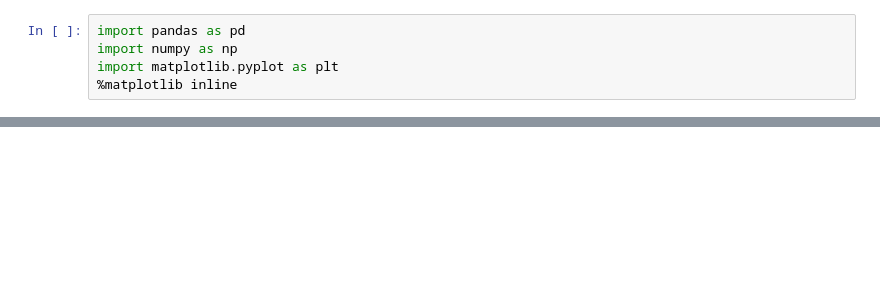
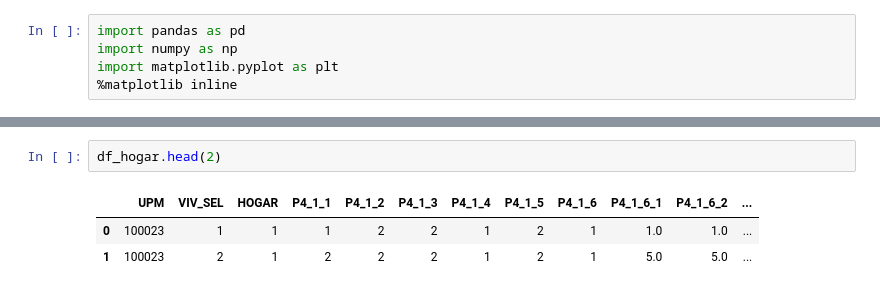
Before and after one commit to PosgradoMNA/actividades-del-projecto-team_109, a Jupyter notebook: actividades_del_projecto_team_109.ipynb, the cells around one changed output, grey strips where cells are left out. Drawn from its saved outputs; the diff is of its cells as text; blank space fills up the shorter version.

```diff
--- a/actividades_del_projecto_team_109.ipynb
+++ b/actividades_del_projecto_team_109.ipynb
@@ -24,0 +52,6 @@ df = pd
+# %%
+df_hogar.head(2)
+# %% [output]
+|  | UPM | VIV_SEL | HOGAR | P4_1_1 | P4_1_2 | P4_1_3 | P4_1_4 | P4_1_5 | P4_1_6 | P4_1_6_1 | P4_1_6_2 | ... |
+| 0 | 100023 | 1 | 1 | 1 | 2 | 2 | 1 | 2 | 1 | 1.0 | 1.0 | ... |
+| 1 | 100023 | 2 | 1 | 2 | 2 | 2 | 1 | 2 | 1 | 5.0 | 5.0 | ... |
```
Also changed, not shown: parts of 20 cells of this notebook.
